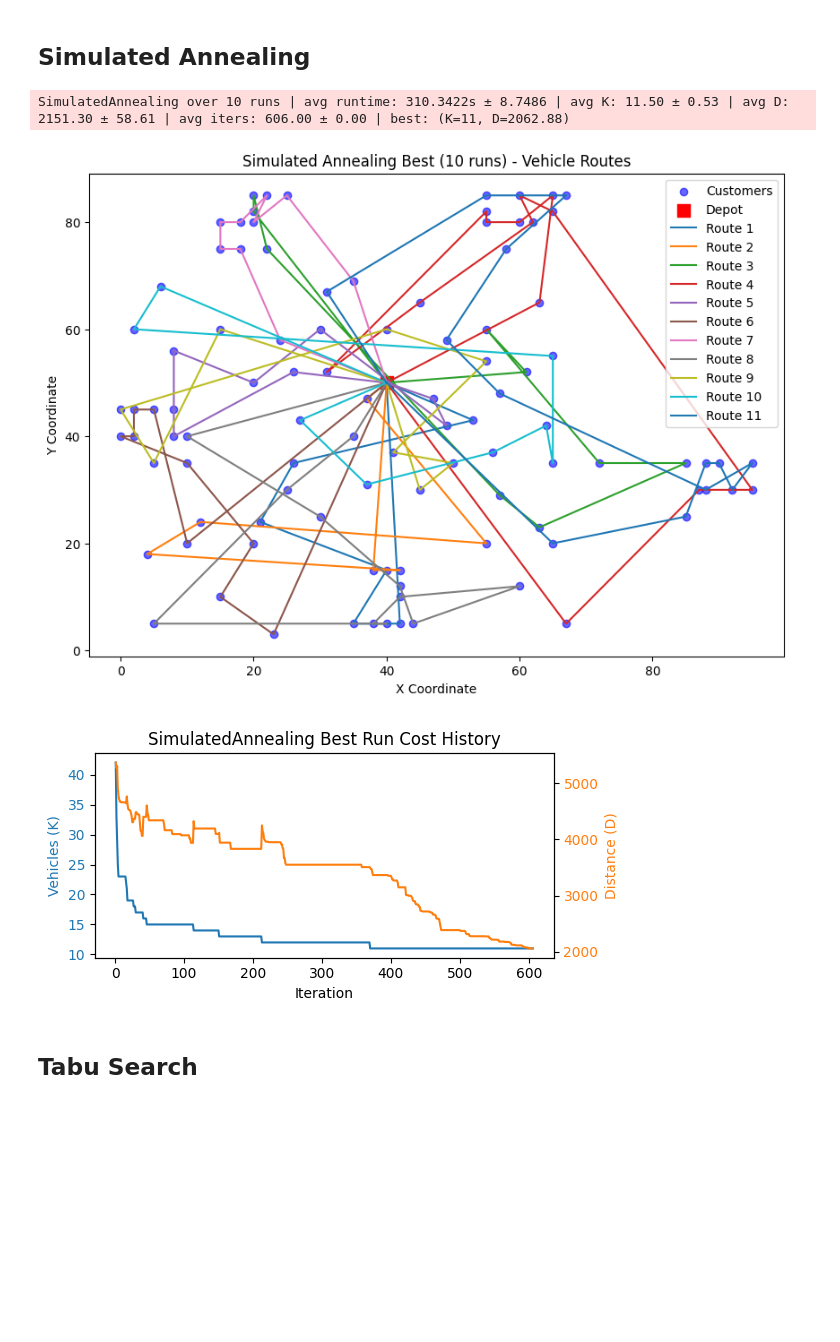
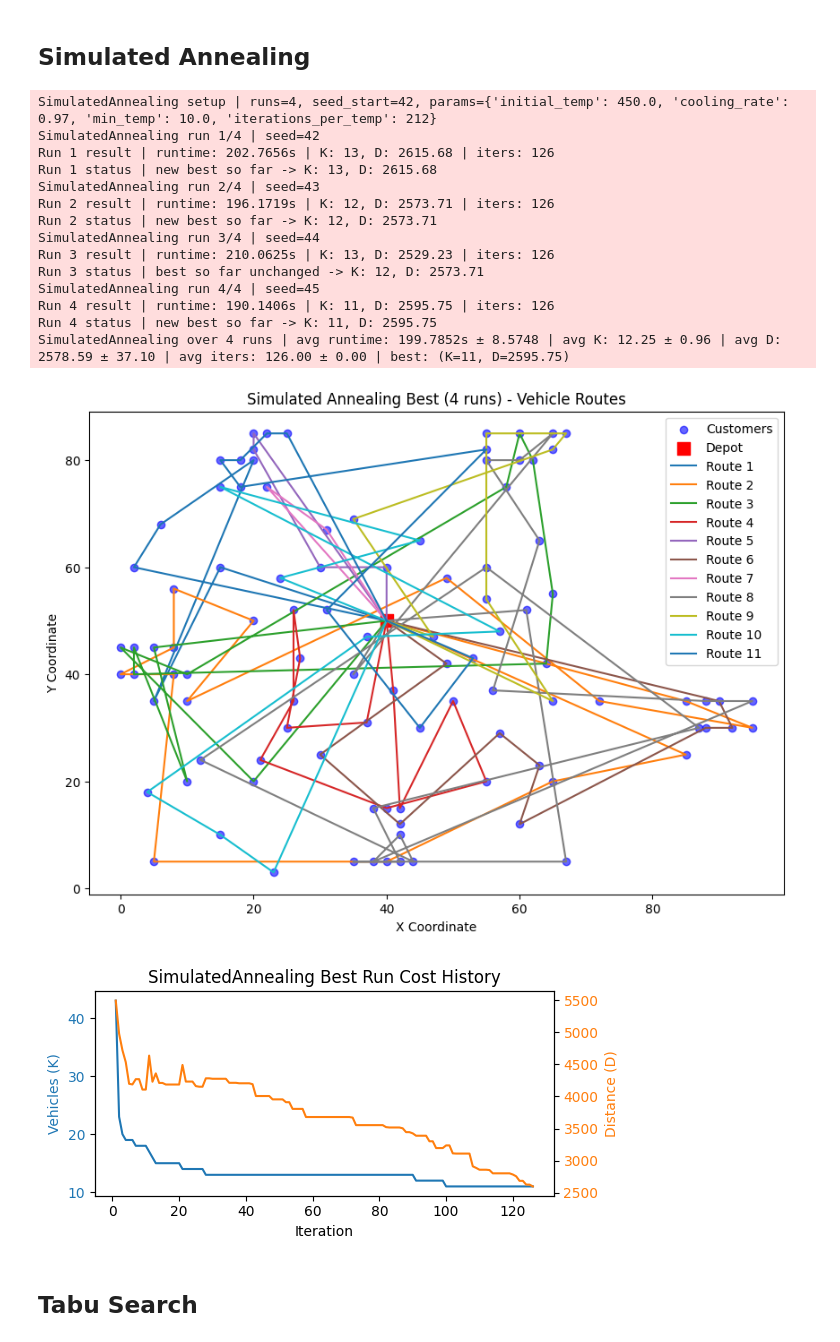
Before and after one commit to hugodba/TCC, a Jupyter notebook: src/main.ipynb, the cells around one changed output. Drawn from its saved outputs; the diff is of its cells as text; code cells hidden in the pictures; blank space fills up the shorter version.

```diff
--- a/src/main.ipynb
+++ b/src/main.ipynb
@@ -136,10 +182,19 @@ class MetaheuristicRunner:
         best_history_k: list[int] = []
         best_history_d: list[float] = []
 
+        logger.info(
+            f"{self.algo_cls.__name__} setup | runs={self.runs}, "
+            f"seed_start={self.seed_start}, params={self.algo_kwargs}"
+        )
+
         for run_idx in range(self.runs):
             seed = self.seed_start + run_idx
             params = dict(self.algo_kwargs)
             params["seed"] = seed
+
+            logger.info(
+                f"{self.algo_cls.__name__} run {run_idx + 1}/{self.runs} | seed={seed}"
+            )
 
             algo: Metaheuristic = self.algo_cls(dataset=self.dataset, **params)
 
@@ -157,6 +212,11 @@ class MetaheuristicRunner:
                 run_iterations = len(getattr(algo, "route_historic", []))
             total_iterations.append(int(run_iterations))
 
+            logger.info(
+                f"Run {run_idx + 1} result | runtime: {elapsed:.4f}s | "
+                f"K: {k}, D: {d:.2f} | iters: {int(run_iterations)}"
+            )
+
             if best_route is None or best_k is None or best_d is None or (k, d) < (best_k, best_d):
                 best_route = route
                 best_k, best_d = k, d
@@ -166,6 +226,14 @@ class MetaheuristicRunner:
                     hk, hd = historic_route.cost_function()
                     best_history_k.append(hk)
                     best_history_d.append(hd)
+
+                logger.info(
+                    f"Run {run_idx + 1} status | new best so far -> K: {best_k}, D: {best_d:.2f}"
+                )
+            else:
+                logger.info(
+                    f"Run {run_idx + 1} status | best so far unchanged -> K: {best_k}, D: {best_d:.2f}"
+                )
 
         summary = {
             "runs": self.runs,
@@ -222,23 +320,33 @@ class MetaheuristicRunner:
 # %%
 from project.Metaheuristics import SimulatedAnnealing
 
 sa_summary = MetaheuristicRunner(
     SimulatedAnnealing,
     ds,
     runs=N_RUNS,
-    seed_start=42,
-    initial_temp=1300.0,
-    cooling_rate=0.99,
-    min_temp=3.0,
-    iterations_per_temp=70,
+    seed_start=SEED_START,
+    **SA_PARAMS,
 ).run(
     plot_best=True,
     best_plot_title=f"Simulated Annealing Best ({N_RUNS} runs)",
 )
 # %% [output]
-SimulatedAnnealing over 10 runs | avg runtime: 310.3422s ± 8.7486 | avg K: 11.50 ± 0.53 | avg D: 2151.30 ± 58.61 | avg iters: 606.00 ± 0.00 | best: (K=11, D=2062.88)
+SimulatedAnnealing setup | runs=4, seed_start=42, params={'initial_temp': 450.0, 'cooling_rate': 0.97, 'min_temp': 10.0, 'iterations_per_temp': 212}
+SimulatedAnnealing run 1/4 | seed=42
+Run 1 result | runtime: 202.7656s | K: 13, D: 2615.68 | iters: 126
+Run 1 status | new best so far -> K: 13, D: 2615.68
+SimulatedAnnealing run 2/4 | seed=43
+Run 2 result | runtime: 196.1719s | K: 12, D: 2573.71 | iters: 126
+Run 2 status | new best so far -> K: 12, D: 2573.71
+SimulatedAnnealing run 3/4 | seed=44
+Run 3 result | runtime: 210.0625s | K: 13, D: 2529.23 | iters: 126
+Run 3 status | best so far unchanged -> K: 12, D: 2573.71
+SimulatedAnnealing run 4/4 | seed=45
+Run 4 result | runtime: 190.1406s | K: 11, D: 2595.75 | iters: 126
+Run 4 status | new best so far -> K: 11, D: 2595.75
+SimulatedAnnealing over 4 runs | avg runtime: 199.7852s ± 8.5748 | avg K: 12.25 ± 0.96 | avg D: 2578.59 ± 37.10 | avg iters: 126.00 ± 0.00 | best: (K=11, D=2595.75)
-[figure, old version]
+[figure, new version]
-[figure, old version]
+[figure, new version]
 # %% [markdown]
 ## Tabu Search
 # %%
```
Also changed, not shown: parts of 15 cells of this notebook, 22 other files.
